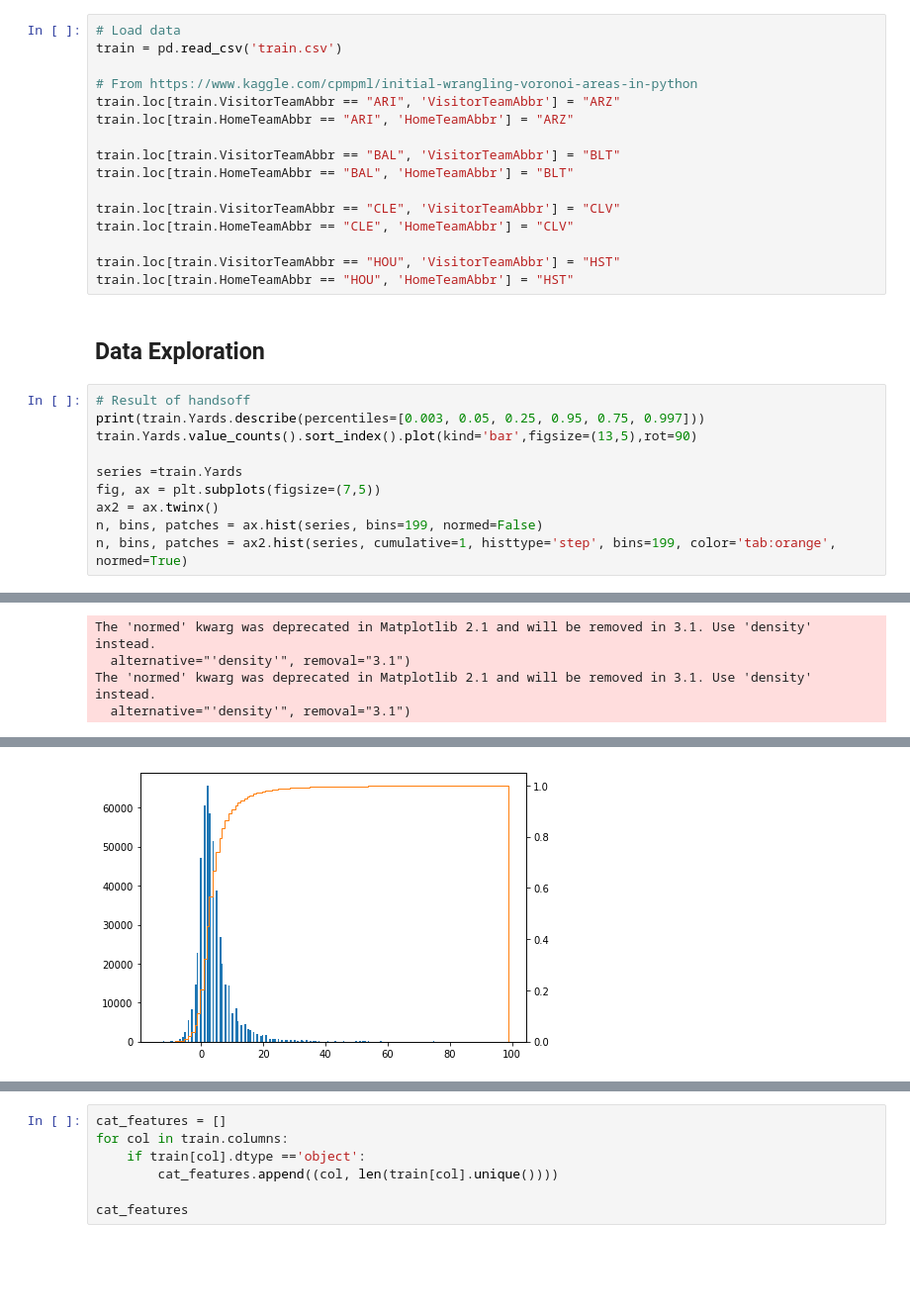
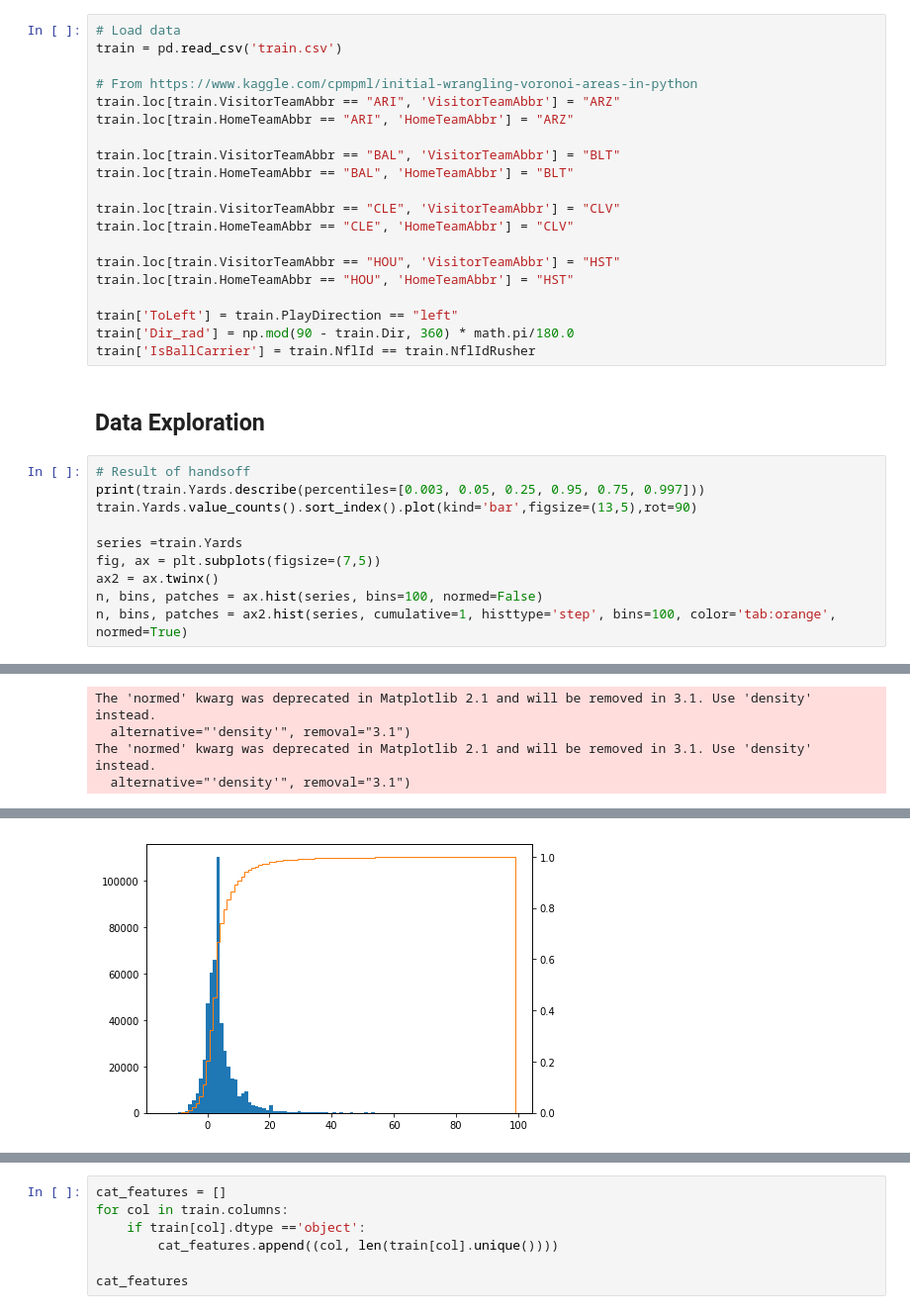
Before and after one commit to dalpengholic/Kaggle_NFL_Big_Data_Bowl, a Jupyter notebook: 1030_NFL_Handsoff_Draft1.ipynb, the cells around one changed output, grey strips where cells are left out. Shown at 99% size. Drawn from its saved outputs; the diff is of its cells as text; blank space fills up the shorter version.

```diff
--- a/1030_NFL_Handsoff_Draft1.ipynb
+++ b/1030_NFL_Handsoff_Draft1.ipynb
@@ -91,38 +91,42 @@ train.loc[train.HomeTeamAbbr == "CLE", 'HomeTeamAbbr'] = "CLV"
 
 train.loc[train.VisitorTeamAbbr == "HOU", 'VisitorTeamAbbr'] = "HST"
 train.loc[train.HomeTeamAbbr == "HOU", 'HomeTeamAbbr'] = "HST"
+
+train['ToLeft'] = train.PlayDirection == "left"
+train['Dir_rad'] = np.mod(90 - train.Dir, 360) * math.pi/180.0
+train['IsBallCarrier'] = train.NflId == train.NflIdRusher
 # %% [markdown]
 ## Data Exploration
 # %%
 # Result of handsoff
 print(train.Yards.describe(percentiles=[0.003, 0.05, 0.25, 0.95, 0.75, 0.997]))
 train.Yards.value_counts().sort_index().plot(kind='bar',figsize=(13,5),rot=90)
 
 series =train.Yards
 fig, ax = plt.subplots(figsize=(7,5))
 ax2 = ax.twinx()
-n, bins, patches = ax.hist(series, bins=199, normed=False)
-n, bins, patches = ax2.hist(series, cumulative=1, histtype='step', bins=199, color='tab:orange',  normed=True)
+n, bins, patches = ax.hist(series, bins=100, normed=False)
+n, bins, patches = ax2.hist(series, cumulative=1, histtype='step', bins=100, color='tab:orange',  normed=True)
 # %% [output]
 count    509762.000000
 mean          4.212334
 std           6.436167
 min         -14.000000
 0.3%         -6.000000
 5%           -2.000000
 25%           1.000000
 50%           3.000000
 75%           6.000000
 95%          14.000000
 99.7%        50.000000
 max          99.000000
 Name: Yards, dtype: float64
 The 'normed' kwarg was deprecated in Matplotlib 2.1 and will be removed in 3.1. Use 'density' instead.
   alternative="'density'", removal="3.1")
 The 'normed' kwarg was deprecated in Matplotlib 2.1 and will be removed in 3.1. Use 'density' instead.
   alternative="'density'", removal="3.1")
 [figure]
-[figure, old version]
+[figure, new version]
 # %%
 # Check empty cells in each column
 print("Shape of dataframe: ",train.shape); emptyLine()
```
Also changed, not shown: parts of 32 cells of this notebook, 1 other file.
